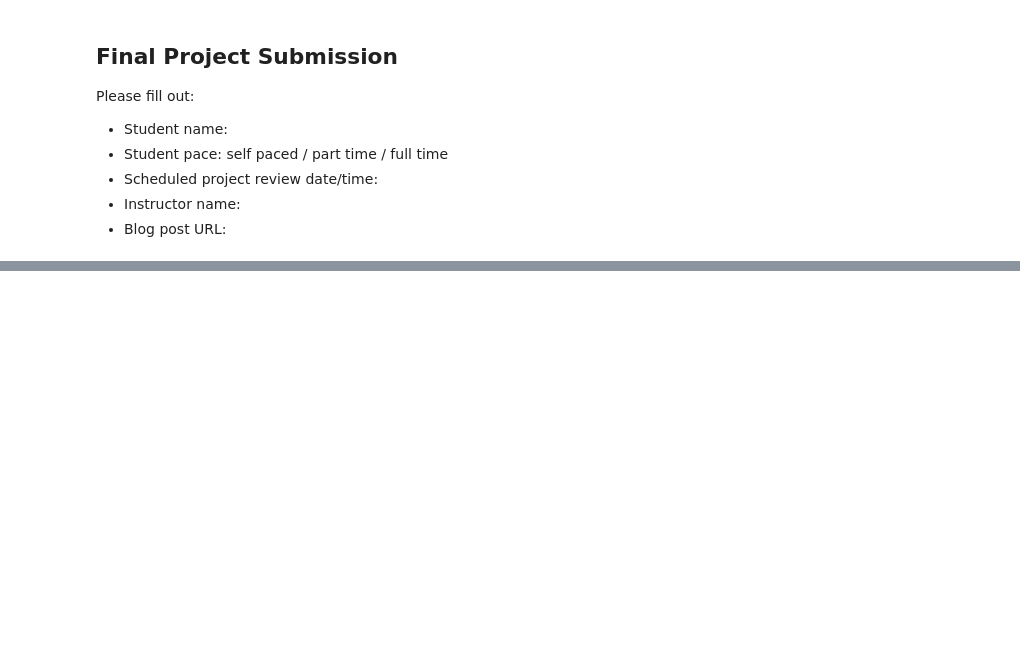
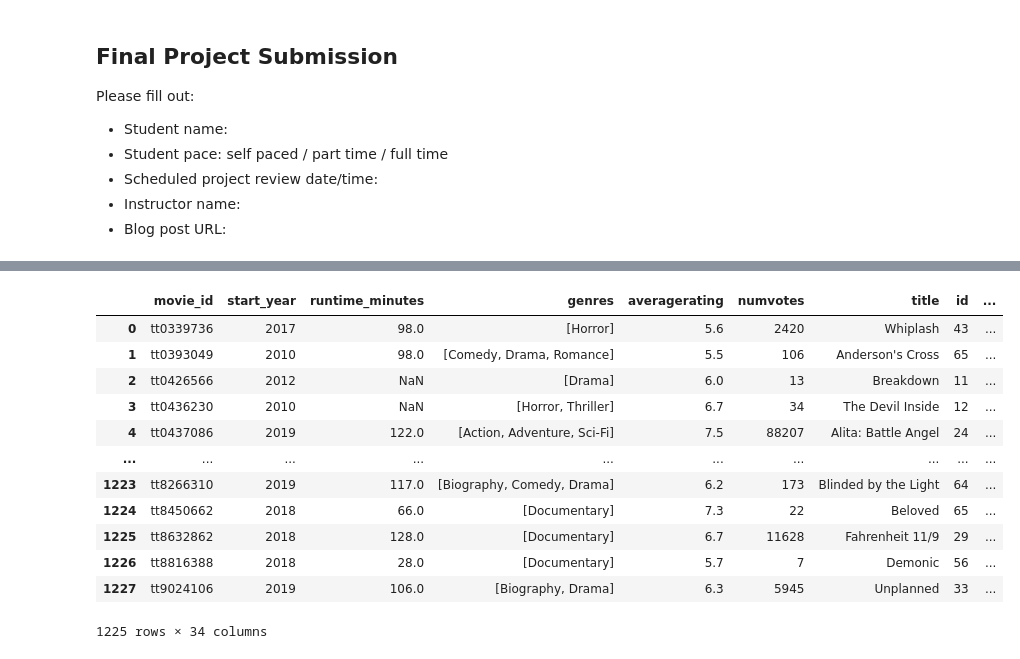
Before and after one commit to bc0119/project, a Jupyter notebook: dsc-phase-1-project-v2-4-master/student.ipynb, the cells around one changed output, grey strips where cells are left out. Cells and saved outputs as stored; diff of their text form; code cells hidden in the pictures; blank space fills up the shorter version.

```diff
--- a/dsc-phase-1-project-v2-4-master/student.ipynb
+++ b/dsc-phase-1-project-v2-4-master/student.ipynb
@@ -181,0 +91,4 @@ merge_df = df6.merge(df5, on='movie')
+# %%
+merged.genres = merged.genres.str.split(',')
+merged.dropna(subset=['genres'], inplace=True)
+merged.drop(columns=['language'], inplace=True)
@@ -181,0 +117,12 @@ merge_df = df6.merge(df5, on='movie')
+# %%
+#creating an unique genre list
+
+genre_columns = []
+
+for i in merged.genres:
+    for x in i:
+        genre_columns.append(x)
+
+genre_columns = list(set(genre_columns))
+
+genre_columns
@@ -181,0 +147,29 @@ merge_df = df6.merge(df5, on='movie')
+# %%
+#created a function to add genre columns encoded by 1 (if movie fits this genre) and 0 (if movie doesn't fit this genre)
+
+def binary_genres(lst, genre):
+
+    if genre in lst:
+        return 1
+    else:
+        return 0
+# %%
+#looping through genre columns to apply binary_genres function to add new columns
+for i in genre_columns:
+    merged[i] = merged.genres.apply(lambda x: binary_genres(x, i))
+# %%
+merged
+# %% [output]
+|  | movie_id | start_year | runtime_minutes | genres | averagerating | numvotes | title | id | ... |
+| 0 | tt0339736 | 2017 | 98.0 | [Horror] | 5.6 | 2420 | Whiplash | 43 | ... |
+| 1 | tt0393049 | 2010 | 98.0 | [Comedy, Drama, Romance] | 5.5 | 106 | Anderson's Cross | 65 | ... |
+| 2 | tt0426566 | 2012 | NaN | [Drama] | 6.0 | 13 | Breakdown | 11 | ... |
+| 3 | tt0436230 | 2010 | NaN | [Horror, Thriller] | 6.7 | 34 | The Devil Inside | 12 | ... |
+| 4 | tt0437086 | 2019 | 122.0 | [Action, Adventure, Sci-Fi] | 7.5 | 88207 | Alita: Battle Angel | 24 | ... |
+| ... | ... | ... | ... | ... | ... | ... | ... | ... | ... |
+| 1223 | tt8266310 | 2019 | 117.0 | [Biography, Comedy, Drama] | 6.2 | 173 | Blinded by the Light | 64 | ... |
+| 1224 | tt8450662 | 2018 | 66.0 | [Documentary] | 7.3 | 22 | Beloved | 65 | ... |
+| 1225 | tt8632862 | 2018 | 128.0 | [Documentary] | 6.7 | 11628 | Fahrenheit 11/9 | 29 | ... |
+| 1226 | tt8816388 | 2018 | 28.0 | [Documentary] | 5.7 | 7 | Demonic | 56 | ... |
+| 1227 | tt9024106 | 2019 | 106.0 | [Biography, Drama] | 6.3 | 5945 | Unplanned | 33 | ... |
+1225 rows × 34 columns
```
Also changed, not shown: parts of 45 cells of this notebook.
